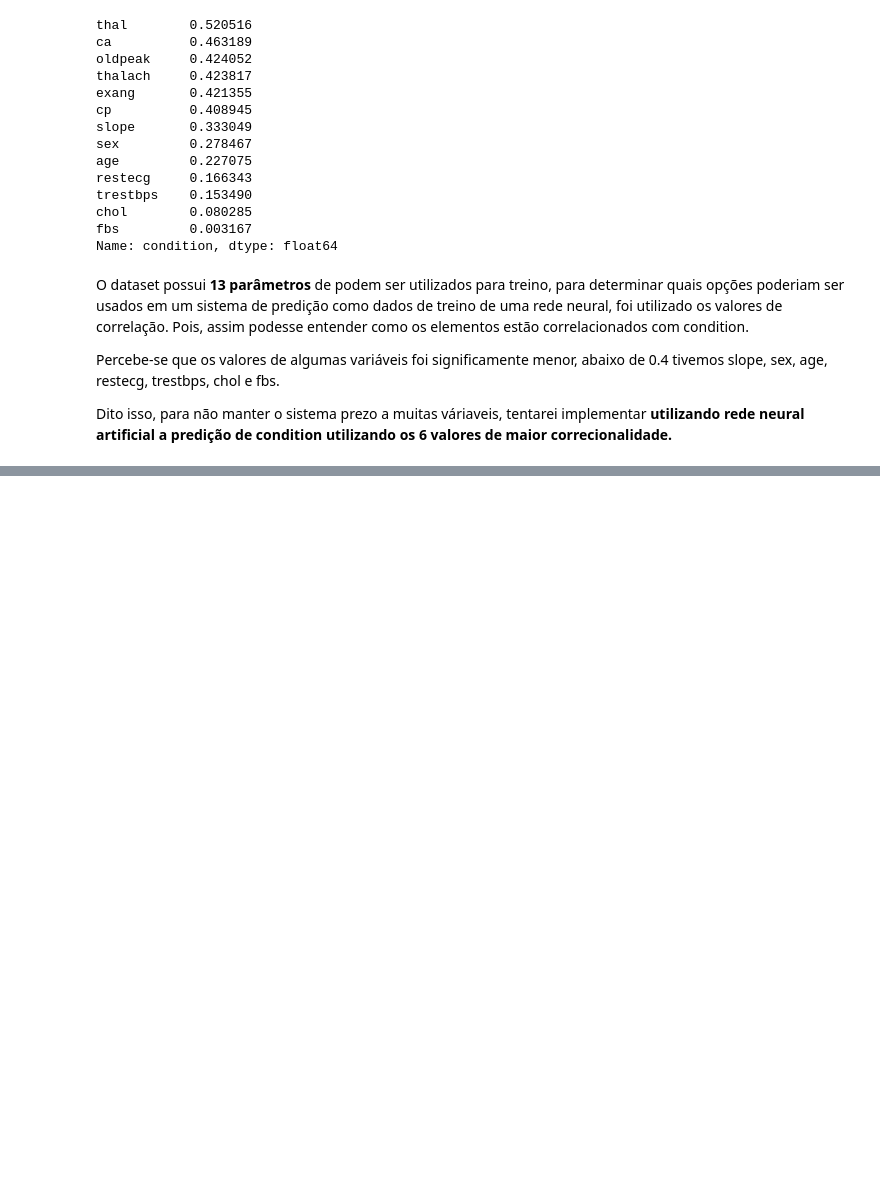
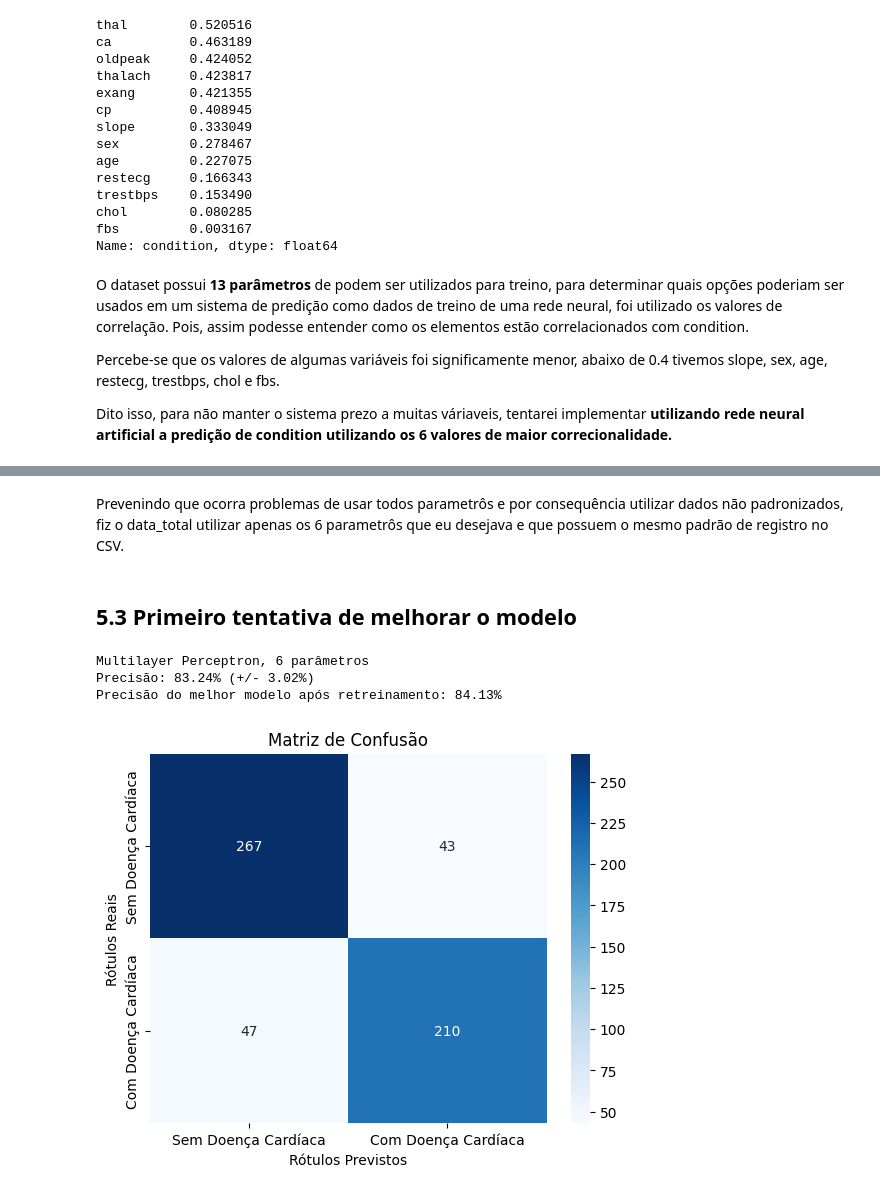
Before and after one commit to GeorgeAlexsander/Cardiac_Disease_Prediction_using_Neural_Networks, a Jupyter notebook: HeartDiseasePrediction.ipynb, the cells around one changed output, grey strips where cells are left out. Cells and saved outputs as stored; diff of their text form; code cells hidden in the pictures; blank space fills up the shorter version.

```diff
--- a/HeartDiseasePrediction.ipynb
+++ b/HeartDiseasePrediction.ipynb
@@ -63,4 +66,4 @@ from scikeras.wrappers import KerasClassifier
 # %%
-processed_cleveland = 'JupyterNotebook/HeartDisease/heart_cleveland_upload.csv'
+processed_cleveland = 'heart_cleveland_upload.csv'
 data = pd.read_csv(processed_cleveland)
 # %% [markdown]
@@ -778,0 +832,5 @@ Mostrando também ser opções válidas para implementações de modelos, vale r
+# %%
+processed_statlog = 'statlog_upload.csv'
+data2 = pd.read_csv(processed_statlog)
+
+data2.describe()
@@ -778,0 +859,10 @@ Mostrando também ser opções válidas para implementações de modelos, vale r
+# %%
+features = ['thal', 'ca', 'oldpeak', 'thalach', 'exang', 'cp', 'condition']
+
+
+data2['thal'] = data2['thal'].replace({3: 0, 6: 1, 7: 2})
+data2['cp'] = data2['cp'].replace({1: 0, 2: 1, 3: 2})
+
+# Concatenando apenas as colunas desejadas
+data_total = pd.concat([data.loc[:, features], data2.loc[:, features]])
+data2.describe()
@@ -778,0 +879,63 @@ Mostrando também ser opções válidas para implementações de modelos, vale r
+# %% [markdown]
+Prevenindo que ocorra problemas de usar todos parametrôs e por consequência utilizar dados não padronizados, fiz o data_total utilizar apenas os 6 parametrôs que eu desejava e que possuem o mesmo padrão de registro no CSV.
+# %% [markdown]
+## 5.3 Primeiro tentativa de melhorar o modelo
+# %%
+# Função para criar o modelo Keras
+features = ['thal', 'ca', 'oldpeak', 'thalach', 'exang', 'cp']
+X = data_total[features]
+y = data_total['condition']
+
+def create_model():
+    model = Sequential()
+    model.add(Dense(12, input_dim=len(features), activation='relu'))
+    model.add(Dense(8, activation='relu'))
+    model.add(Dense(1, activation='sigmoid'))
+    model.compile(loss='binary_crossentropy', optimizer='adam', metrics=['accuracy'])
+    return model
+
+# Criar o modelo KerasClassifier
+model = KerasClassifier(model=create_model, epochs=100, batch_size=20, verbose=0)
+
+# Realizar validação cruzada
+scores = cross_val_score(model, X, y, cv=5)
+
+# Imprimir os resultados da validação cruzada
+print('Multilayer Perceptron, 6 parâmetros')
+print('Precisão: %.2f%% (+/- %.2f%%)' % (scores.mean() * 100, scores.std() * 100))
+
+# Acessar o modelo correspondente
+best_model = model
+
+# Treinar novamente o modelo usando todo o conjunto de treinamento
+best_model.fit(X, y)
+
+# Avaliar o desempenho do modelo treinado novamente
+accuracy = best_model.score(X, y)
+# Gerar previsões para todas as amostras usando o modelo treinado
+y_pred = best_model.predict(X)
+
+print('Precisão do melhor modelo após retreinamento: %.2f%%' % (accuracy * 100))
+# %% [output]
+Multilayer Perceptron, 6 parâmetros
+Precisão: 83.24% (+/- 3.02%)
+Precisão do melhor modelo após retreinamento: 84.13%
+# %%
+import numpy as np
+import seaborn as sns
+import matplotlib.pyplot as plt
+from sklearn.metrics import confusion_matrix
+
+# Definir rótulos personalizados
+labels = ['Sem Doença Cardíaca', 'Com Doença Cardíaca']
+# Calcular a matriz de confusão
+cm = confusion_matrix(y, y_pred)
+np.set_printoptions(suppress=True)
+# Plotar a matriz de confusão como um heatmap com rótulos personalizados
+sns.heatmap(cm, annot=True, fmt='d', cmap='Blues', xticklabels=labels, yticklabels=labels)
+plt.xlabel('Rótulos Previstos')
+plt.ylabel('Rótulos Reais')
+plt.title('Matriz de Confusão')
+plt.show()
+# %% [output]
+[figure, added]
```
Also changed, not shown: parts of 44 cells of this notebook, 2 other files.
